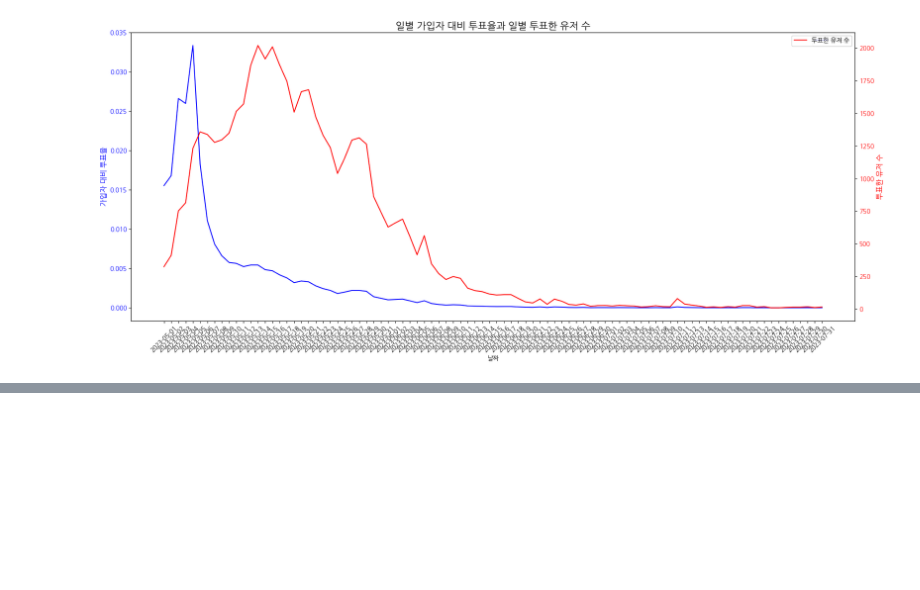
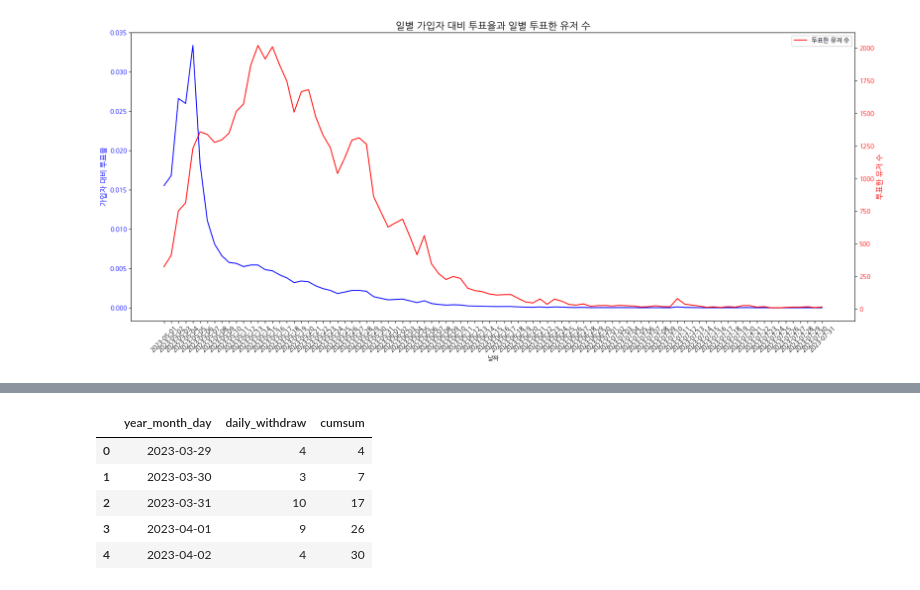
Before and after one commit to saeraniren/advanced_project, a Jupyter notebook: eda_kpi_hj.ipynb, the cells around one changed output, grey strips where cells are left out. Cells and saved outputs as stored; diff of their text form; code cells hidden in the pictures; blank space fills up the shorter version.

```diff
--- a/eda_kpi_hj.ipynb
+++ b/eda_kpi_hj.ipynb
@@ -494,0 +507,10 @@ plt.show()
+# %%
+daily_withdraw_user_df['cumsum'] = daily_withdraw_user_df['daily_withdraw'].cumsum()
+daily_withdraw_user_df.head()
+# %% [output]
+|  | year_month_day | daily_withdraw | cumsum |
+| 0 | 2023-03-29 | 4 | 4 |
+| 1 | 2023-03-30 | 3 | 7 |
+| 2 | 2023-03-31 | 10 | 17 |
+| 3 | 2023-04-01 | 9 | 26 |
+| 4 | 2023-04-02 | 4 | 30 |
```
Also changed, not shown: parts of 4 cells of this notebook.
